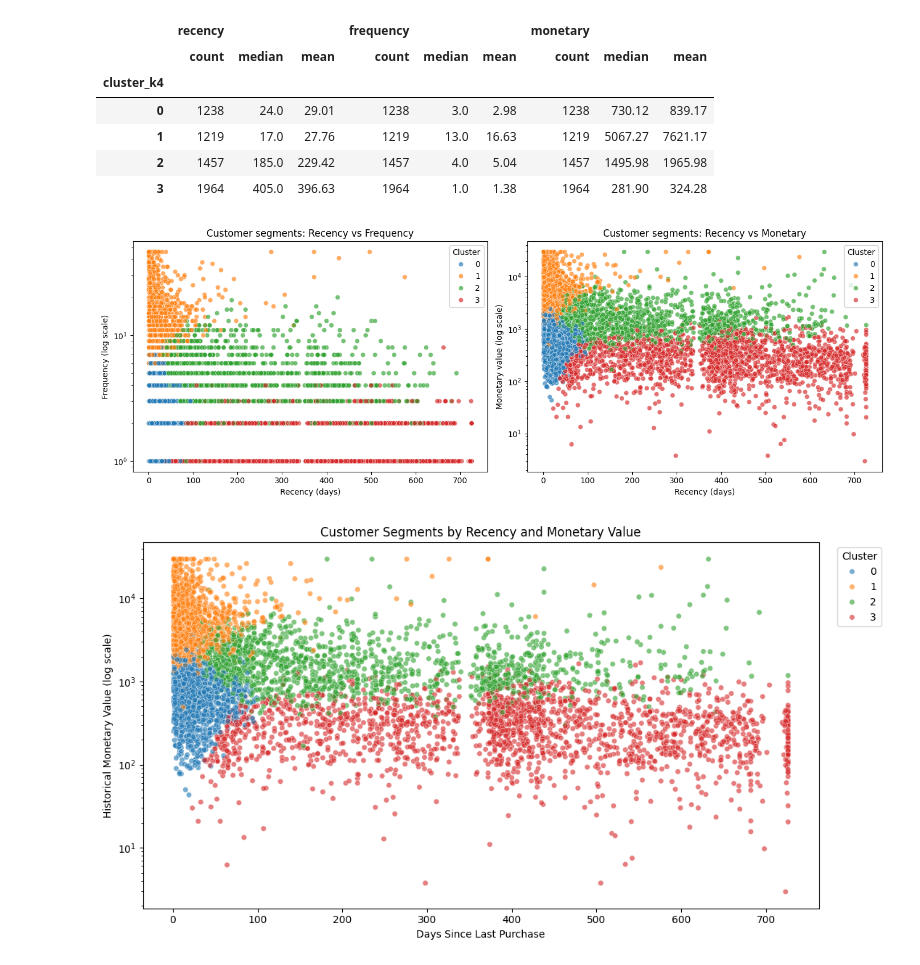
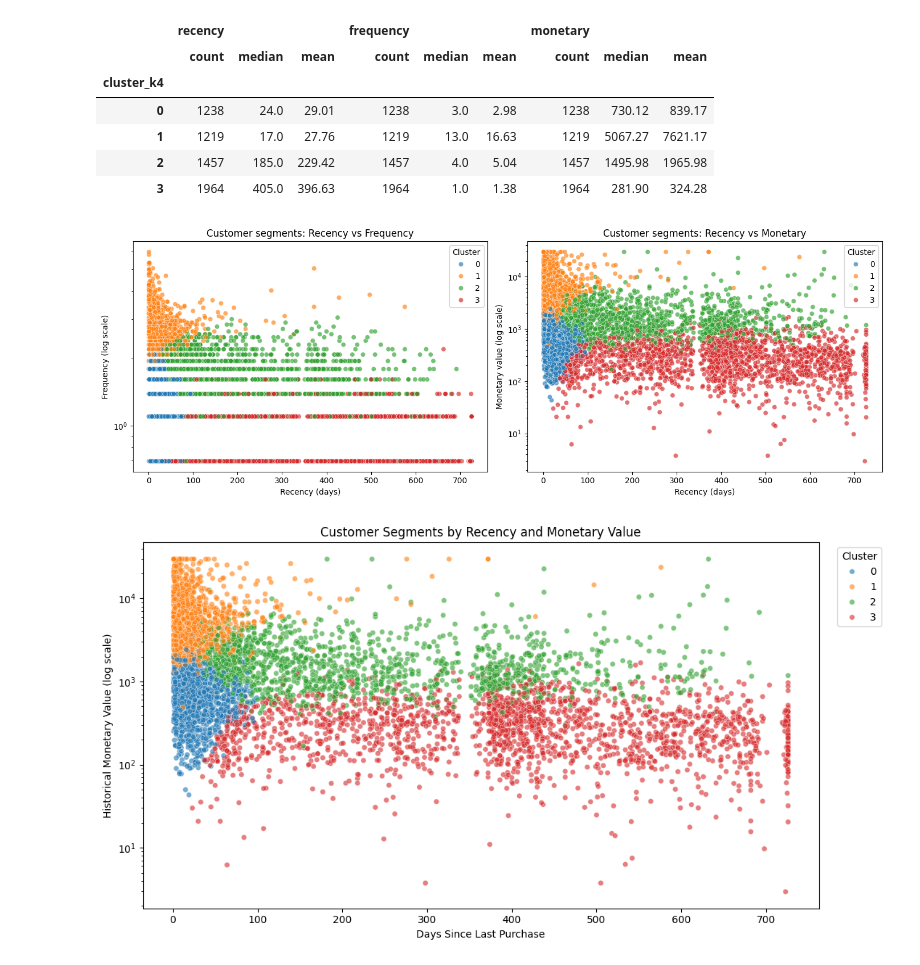
Before and after one commit to Thoericht/customer-segmentation-rfm-nlp, a Jupyter notebook: 02_notebooks/04_clustering.ipynb, the cells around one changed output. Drawn from its saved outputs; the diff is of its cells as text; code cells hidden in the pictures.

```diff
--- a/02_notebooks/04_clustering.ipynb
+++ b/02_notebooks/04_clustering.ipynb
@@ -242,40 +242,40 @@ fig, axes = plt.subplots(1, 2, figsize=(14, 5))
 sns.scatterplot(
     data=plot_df,
     x='recency',
-    y='frequency',
+    y='frequency_log',
     hue='cluster_k4',
     palette='tab10',
     alpha=0.65,
     ax=axes[0]
 )
 
 axes[0].set_yscale('log')
 axes[0].set_title('Customer segments: Recency vs Frequency')
 axes[0].set_xlabel('Recency (days)')
 axes[0].set_ylabel('Frequency (log scale)')
 axes[0].legend(title='Cluster', loc='upper right')
 
 
 sns.scatterplot(
     data=plot_df,
     x='recency',
     y='monetary',
     hue='cluster_k4',
     palette='tab10',
     alpha=0.65,
     ax=axes[1]
 )
 
 axes[1].set_yscale('log')
 axes[1].set_title('Customer segments: Recency vs Monetary')
 axes[1].set_xlabel('Recency (days)')
 axes[1].set_ylabel('Monetary value (log scale)')
 axes[1].legend(title='Cluster', loc='upper right')
 
 plt.tight_layout()
 plt.show()
 # %% [output]
-[figure, old version]
+[figure, new version]
 # %%
 plt.figure(figsize=(11, 6))
 
```
Also changed, not shown: 2 other files.
